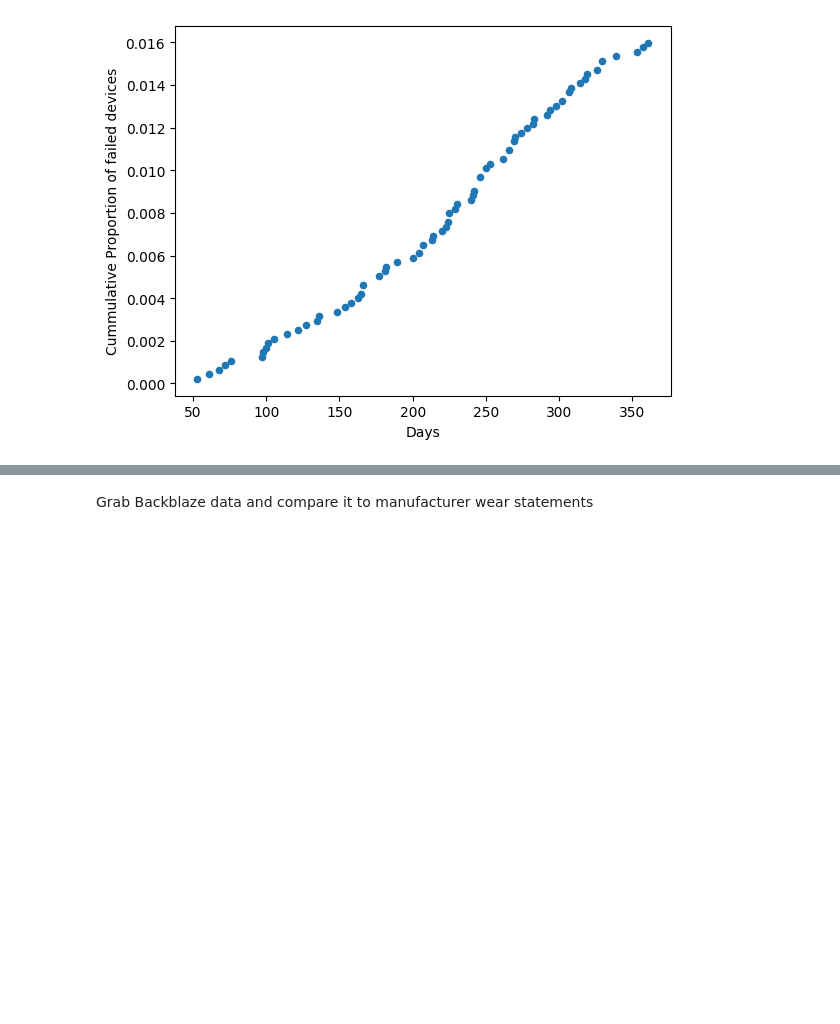
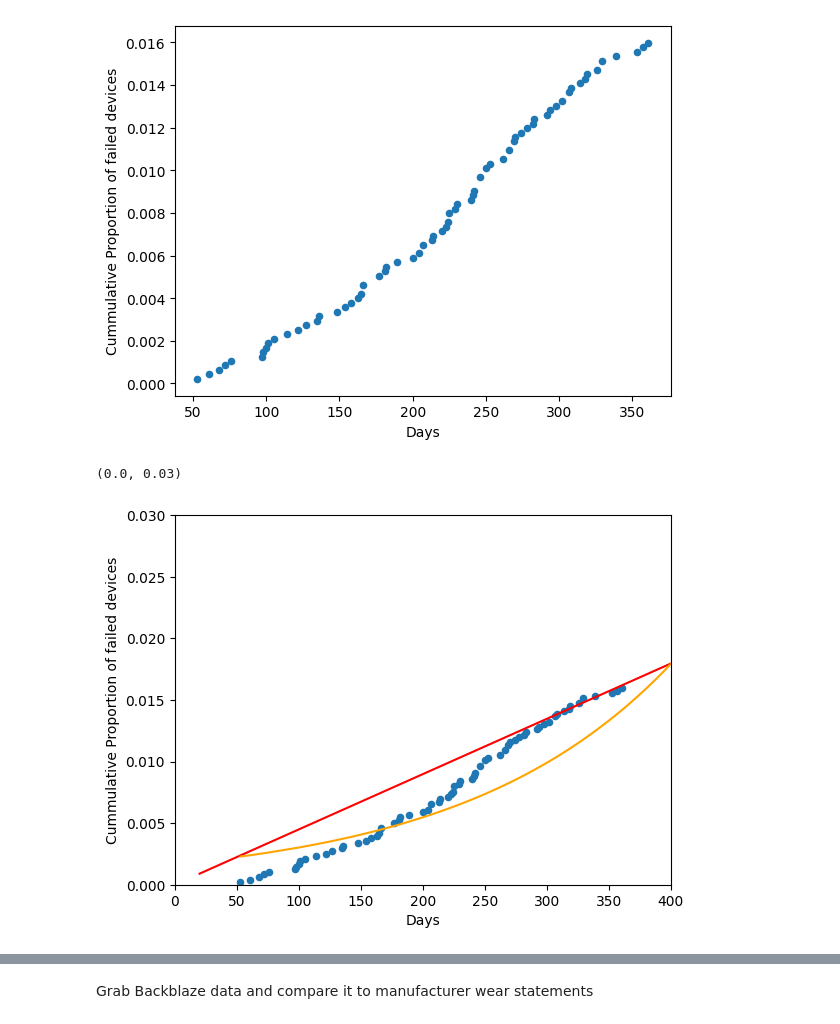
Before and after one commit to football3o/cs105_final, a Jupyter notebook: Final_Project.ipynb, the cells around one changed output, grey strips where cells are left out. Drawn from its saved outputs; the diff is of its cells as text; code cells hidden in the pictures; blank space fills up the shorter version.

```diff
--- a/Final_Project.ipynb
+++ b/Final_Project.ipynb
@@ -418,3 +419,24 @@ fail_df_new2_train.plot.scatter(x="Days", y="Cummulative Proportion of failed de
 # %% [output]
 <AxesSubplot: xlabel='Days', ylabel='Cummulative Proportion of failed devices'>
 [figure]
+# %%
+X_new2 = pd.DataFrame()
+# create a sequence of 200 evenly spaced numbers from 10 to 41
+X_new2["Days"] = np.linspace(20, 400, num=200)
+
+# create a Series out of the predicted values
+# (trailing underscore indicates fitted values)
+y_new2_ = pd.Series(
+    model.predict(X_new2), # y values in Series.plot.line()
+    index=X_new["Days"]    # x values in Series.plot.line()
+)
+
+# plot the data, then the model
+fail_df_new2_train.plot.scatter(x="Days", y="Cummulative Proportion of failed devices")
+y_new_.plot.line(color='red')
+plt.plot(fail_df_new["Days"], exp_y, color='orange', )
+plt.xlim(0,400)
+plt.ylim(0,0.03)
+# %% [output]
+(0.0, 0.03)
+[figure, added]
```
Also changed, not shown: parts of 9 cells of this notebook.
